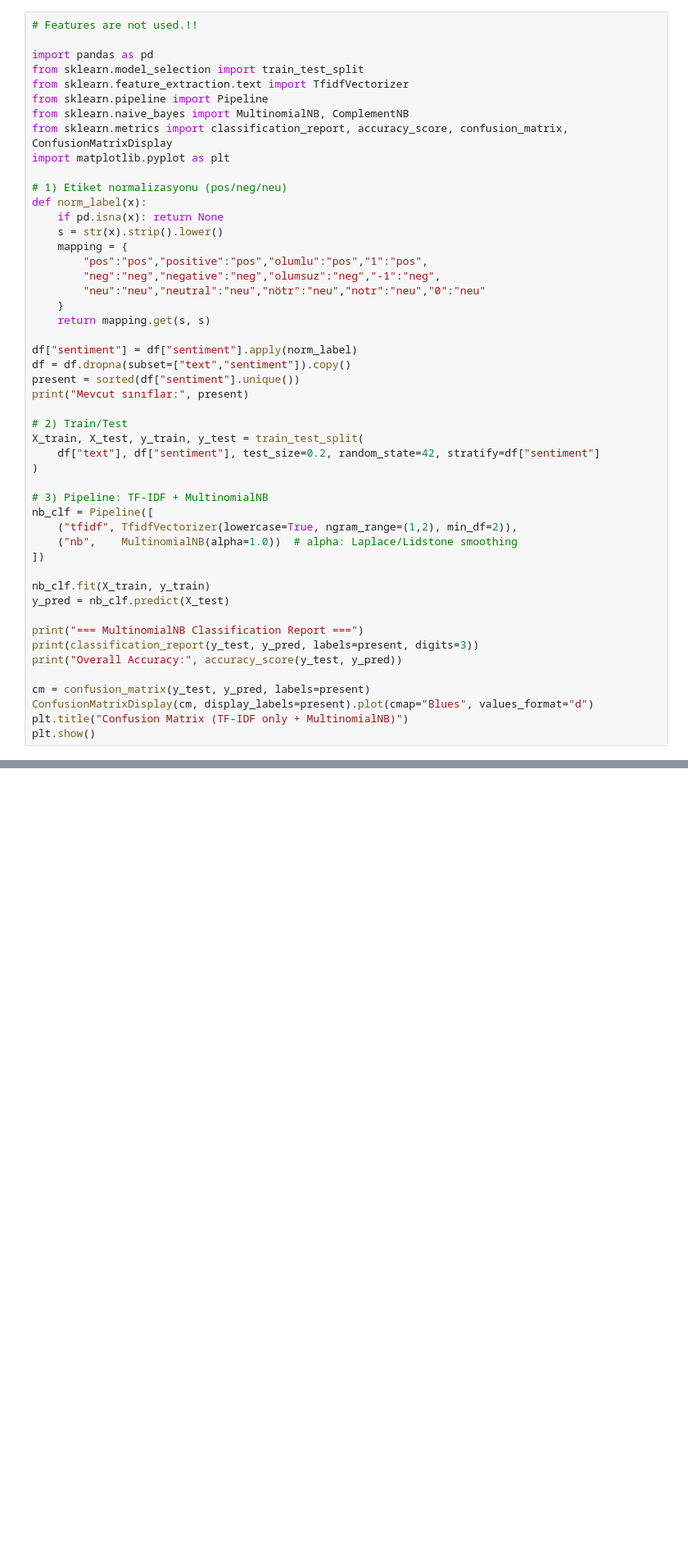
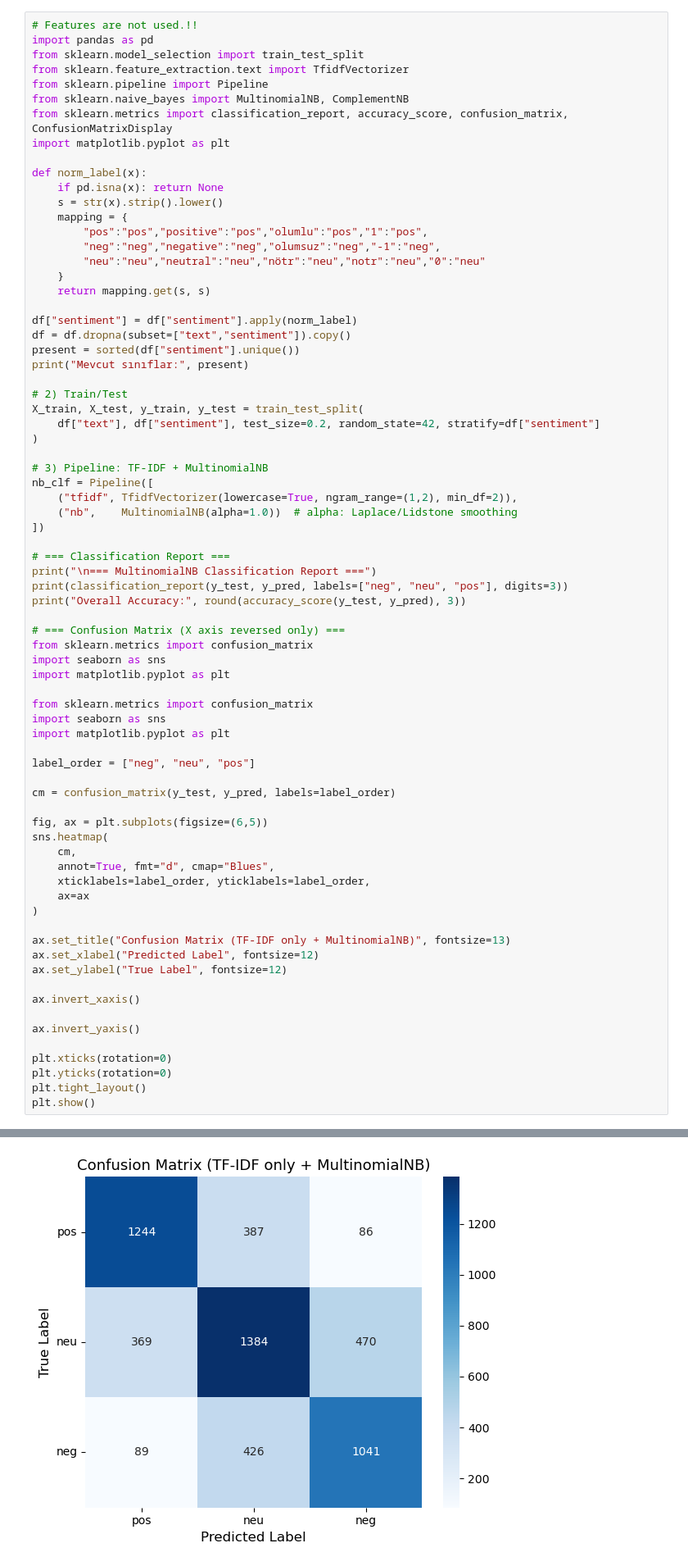
Before and after one commit to yigido-droid/Sentiment_Analysis, a Jupyter notebook: Sentiment.ipynb, the cells around one changed output, grey strips where cells are left out. Shown at 82% size. Drawn from its saved outputs; the diff is of its cells as text; blank space fills up the shorter version.

```diff
--- a/Sentiment.ipynb
+++ b/Sentiment.ipynb
@@ -141,6 +183,5 @@ NameError: name 'df' is not defined
 # %%
 # Features are not used.!!
-
 import pandas as pd
 from sklearn.model_selection import train_test_split
 from sklearn.feature_extraction.text import TfidfVectorizer
@@ -149,7 +190,6 @@ from sklearn.naive_bayes import MultinomialNB, ComplementNB
 from sklearn.metrics import classification_report, accuracy_score, confusion_matrix, ConfusionMatrixDisplay
 import matplotlib.pyplot as plt
 
-# 1) Etiket normalizasyonu (pos/neg/neu)
 def norm_label(x):
     if pd.isna(x): return None
     s = str(x).strip().lower()
@@ -176,15 +216,42 @@ nb_clf = Pipeline([
     ("nb",    MultinomialNB(alpha=1.0))  # alpha: Laplace/Lidstone smoothing
 ])
 
-nb_clf.fit(X_train, y_train)
-y_pred = nb_clf.predict(X_test)
+# === Classification Report ===
+print("\n=== MultinomialNB Classification Report ===")
+print(classification_report(y_test, y_pred, labels=["neg", "neu", "pos"], digits=3))
+print("Overall Accuracy:", round(accuracy_score(y_test, y_pred), 3))
 
-print("=== MultinomialNB Classification Report ===")
-print(classification_report(y_test, y_pred, labels=present, digits=3))
-print("Overall Accuracy:", accuracy_score(y_test, y_pred))
+# === Confusion Matrix (X axis reversed only) ===
+from sklearn.metrics import confusion_matrix
+import seaborn as sns
+import matplotlib.pyplot as plt
 
-cm = confusion_matrix(y_test, y_pred, labels=present)
-ConfusionMatrixDisplay(cm, display_labels=present).plot(cmap="Blues", values_format="d")
-plt.title("Confusion Matrix (TF-IDF only + MultinomialNB)")
+from sklearn.metrics import confusion_matrix
+import seaborn as sns
+import matplotlib.pyplot as plt
+
+label_order = ["neg", "neu", "pos"]
+
+cm = confusion_matrix(y_test, y_pred, labels=label_order)
+
+fig, ax = plt.subplots(figsize=(6,5))
+sns.heatmap(
+    cm,
+    annot=True, fmt="d", cmap="Blues",
+    xticklabels=label_order, yticklabels=label_order,
+    ax=ax
+)
+
+ax.set_title("Confusion Matrix (TF-IDF only + MultinomialNB)", fontsize=13)
+ax.set_xlabel("Predicted Label", fontsize=12)
+ax.set_ylabel("True Label", fontsize=12)
+
+ax.invert_xaxis()
+
+ax.invert_yaxis()
+
+plt.xticks(rotation=0)
+plt.yticks(rotation=0)
+plt.tight_layout()
 plt.show()
 # %% [output]
@@ -192 +272,2 @@ NameError: name 'df' is not defined
+[figure, added]
 # %%
```
Also changed, not shown: parts of 5 cells of this notebook, 2 other files.
